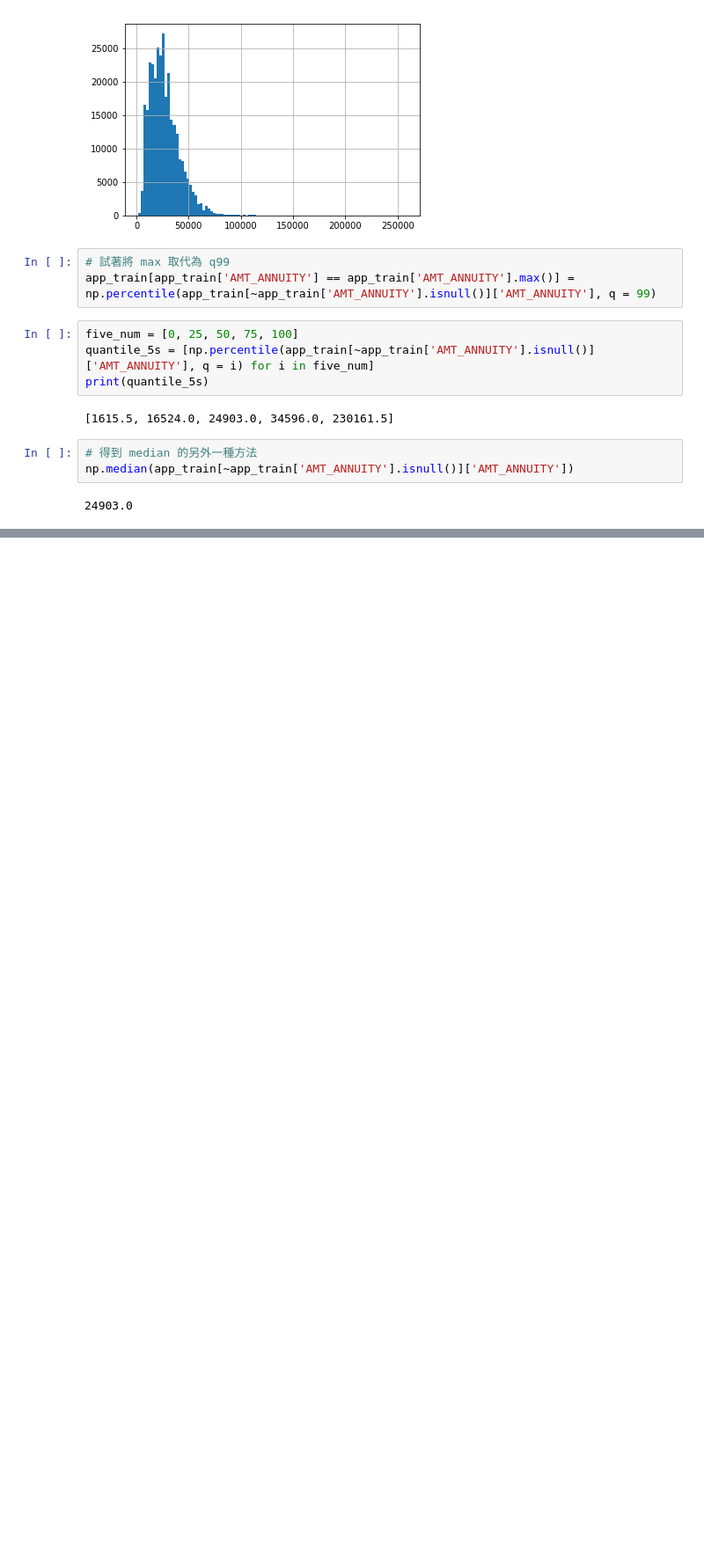
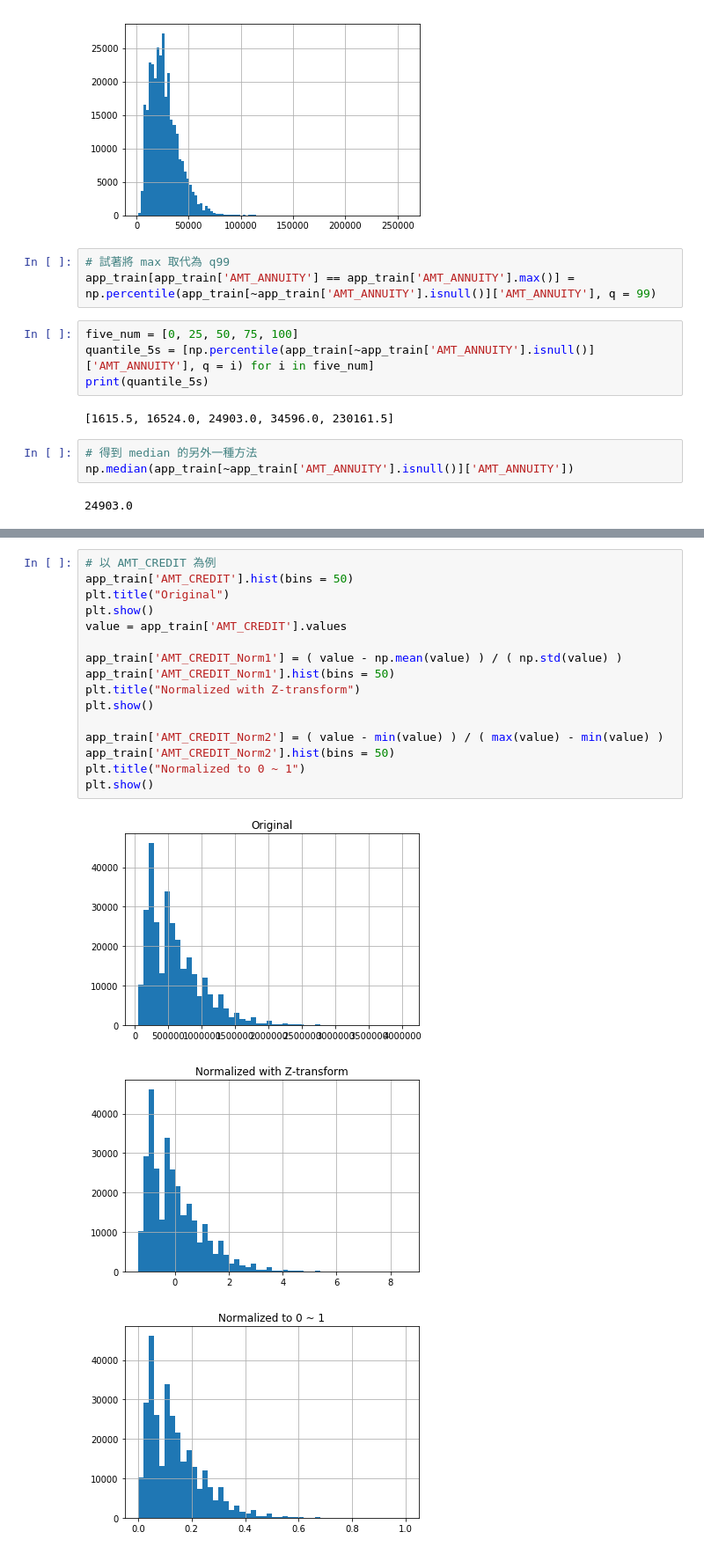
Before and after one commit to jcratebo703/2nd-ML100Days, a Jupyter notebook: homework/Day_007_HW.ipynb, the cells around one changed output, grey strips where cells are left out. Shown: that part at 88% size. Saved outputs shown, nothing was run; the diff lists cells and outputs as text; blank space fills up the shorter version.

```diff
--- a/homework/Day_007_HW.ipynb
+++ b/homework/Day_007_HW.ipynb
@@ -90,0 +91,20 @@ Elapsed time: 0.836 secs
+# %%
+# 以 AMT_CREDIT 為例
+app_train['AMT_CREDIT'].hist(bins = 50)
+plt.title("Original")
+plt.show()
+value = app_train['AMT_CREDIT'].values
+
+app_train['AMT_CREDIT_Norm1'] = ( value - np.mean(value) ) / ( np.std(value) )
+app_train['AMT_CREDIT_Norm1'].hist(bins = 50)
+plt.title("Normalized with Z-transform")
+plt.show()
+
+app_train['AMT_CREDIT_Norm2'] = ( value - min(value) ) / ( max(value) - min(value) )
+app_train['AMT_CREDIT_Norm2'].hist(bins = 50)
+plt.title("Normalized to 0 ~ 1")
+plt.show()
+# %% [output]
+[figure, added]
+[figure, added]
+[figure, added]
```
Also changed, not shown: parts of 6 cells of this notebook.
